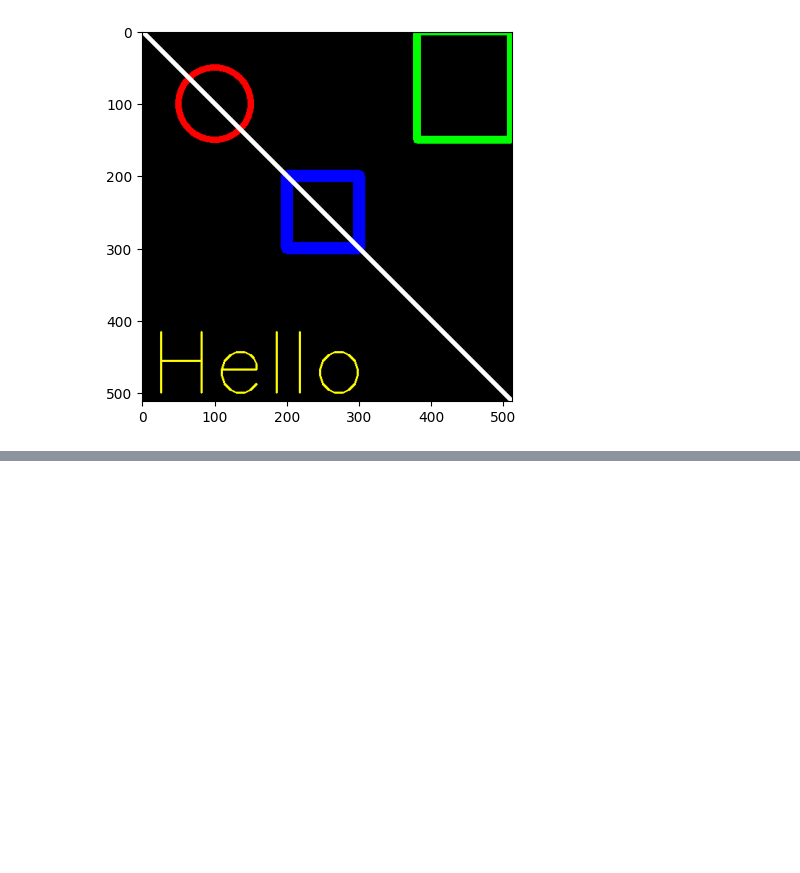
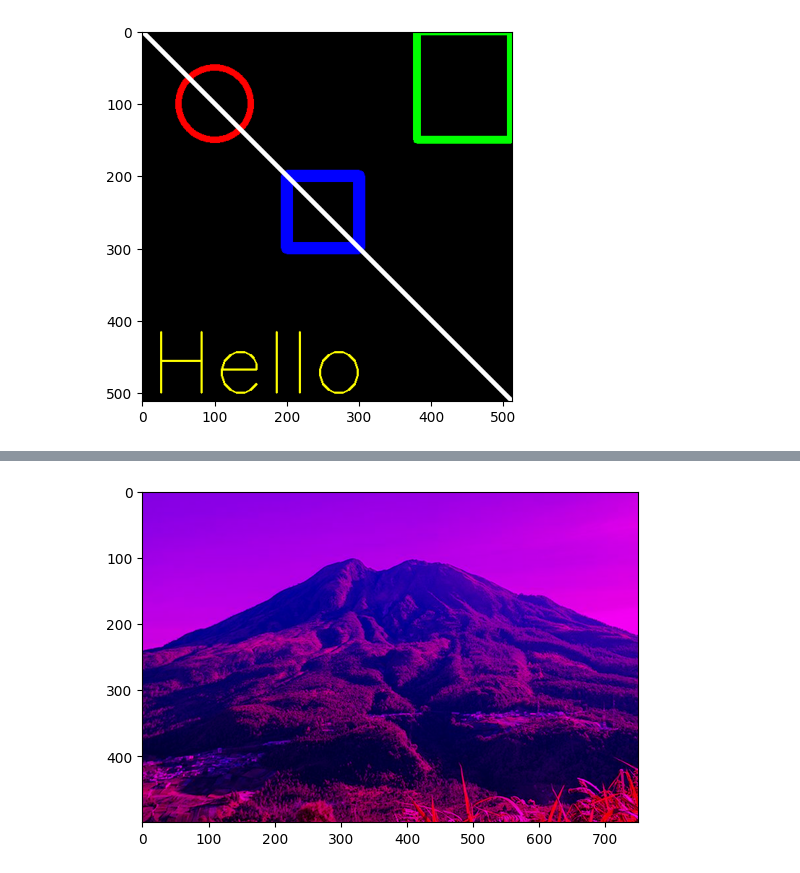
Before and after one commit to SonyFebri/PCVK.2024-2025, a Jupyter notebook: minggu2.ipynb, the cells around one changed output, grey strips where cells are left out. Saved outputs shown, nothing was run; the diff lists cells and outputs as text; code cells hidden in the pictures; blank space fills up the shorter version.

```diff
--- a/minggu2.ipynb
+++ b/minggu2.ipynb
@@ -96,0 +130,9 @@ plt.imshow(black_img)
+# %%
+# Menghilangkan channel Green dengan mengeset channel Green menjadi 0
+imageRedBlue = imageRgb.copy()
+imageRedBlue[:, :, 1] = 0
+# Menampilkan gambar hanya dengan channel Red dan Blue
+plt.imshow(imageRedBlue)
+plt.show()
+# %% [output]
+[figure, added]
```
Also changed, not shown: parts of 18 cells of this notebook.
